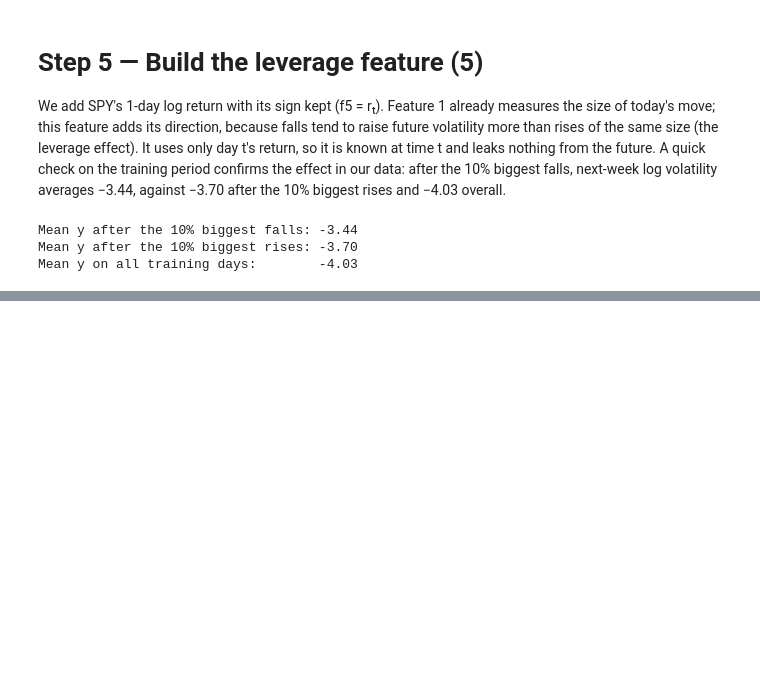
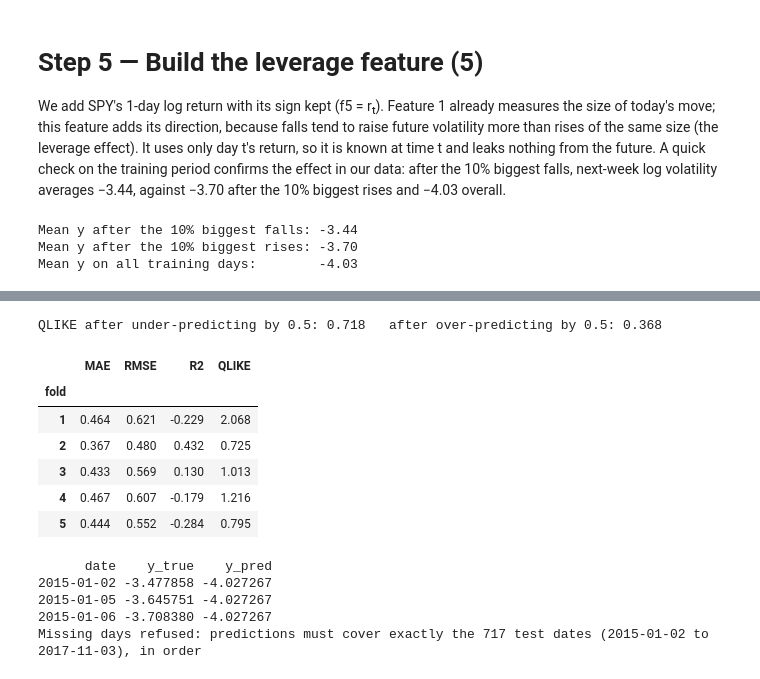
Before and after one commit to sadmanaraf/forecasting-spy-5-day-realised-volatility, a Jupyter notebook: Main_Notebook.ipynb, the cells around one changed output, grey strips where cells are left out. Cells and saved outputs as stored; diff of their text form; code cells hidden in the pictures; blank space fills up the shorter version.

```diff
--- a/Main_Notebook.ipynb
+++ b/Main_Notebook.ipynb
@@ -218,0 +358,45 @@ Mean y on all training days:        -4.03
+# %%
+# 9b. Sanity checks of evaluate() on toy numbers
+y = np.linspace(-5, -3, 200)
+perfect = evaluate(y, y)
+assert perfect["MAE"] == perfect["RMSE"] == perfect["QLIKE"] == 0 and perfect["R2"] == 1
+
+# Same size of miss, opposite direction: MAE and RMSE agree, QLIKE punishes the under-prediction more
+low  = evaluate(y, y - 0.5)     # forecast volatility too low
+high = evaluate(y, y + 0.5)     # forecast volatility too high
+assert np.isclose(low["MAE"], high["MAE"]) and low["QLIKE"] > high["QLIKE"]
+print(f"QLIKE after under-predicting by 0.5: {low['QLIKE']:.3f}   after over-predicting by 0.5: {high['QLIKE']:.3f}")
+
+# 9c. First CV score: the naive baseline (forecast = last week's RV, f2) on each scoring block.
+#     Training rows only; the test set is not touched.
+pd.DataFrame([evaluate(train.loc[val, "y"], train.loc[val, "f2"]) for _, val in make_cv().split(train)],
+             index=pd.RangeIndex(1, 6, name="fold")).round(3)
+# %% [output]
+QLIKE after under-predicting by 0.5: 0.718   after over-predicting by 0.5: 0.368
+|  | MAE | RMSE | R2 | QLIKE |
+| fold |  |  |  |  |
+| 1 | 0.464 | 0.621 | -0.229 | 2.068 |
+| 2 | 0.367 | 0.480 | 0.432 | 0.725 |
+| 3 | 0.433 | 0.569 | 0.130 | 1.013 |
+| 4 | 0.467 | 0.607 | -0.179 | 1.216 |
+| 5 | 0.444 | 0.552 | -0.284 | 0.795 |
+# %%
+# 9d. Plumbing check for save_predictions(): write to a temporary folder (never results/) with a constant
+#     forecast. Nothing is scored here; the point is that the file format is right and bad inputs are refused.
+test = mt[mt["split"] == "test"]
+const = np.full(len(test), train["y"].mean())
+with tempfile.TemporaryDirectory() as tmp:
+    path = save_predictions("demo", test["date"], test["y"], const, results_dir=tmp)
+    back = pd.read_csv(path)
+    assert list(back.columns) == ["date", "y_true", "y_pred"] and len(back) == len(test)
+    print(back.head(3).to_string(index=False))
+    try:
+        save_predictions("demo", test["date"].iloc[:-1], test["y"].iloc[:-1], const[:-1], results_dir=tmp)
+    except ValueError as e:
+        print("Missing days refused:", e)
+# %% [output]
+      date    y_true    y_pred
+2015-01-02 -3.477858 -4.027267
+2015-01-05 -3.645751 -4.027267
+2015-01-06 -3.708380 -4.027267
+Missing days refused: predictions must cover exactly the 717 test dates (2015-01-02 to 2017-11-03), in order
```
Also changed, not shown: parts of 14 cells of this notebook, 2 other files.
